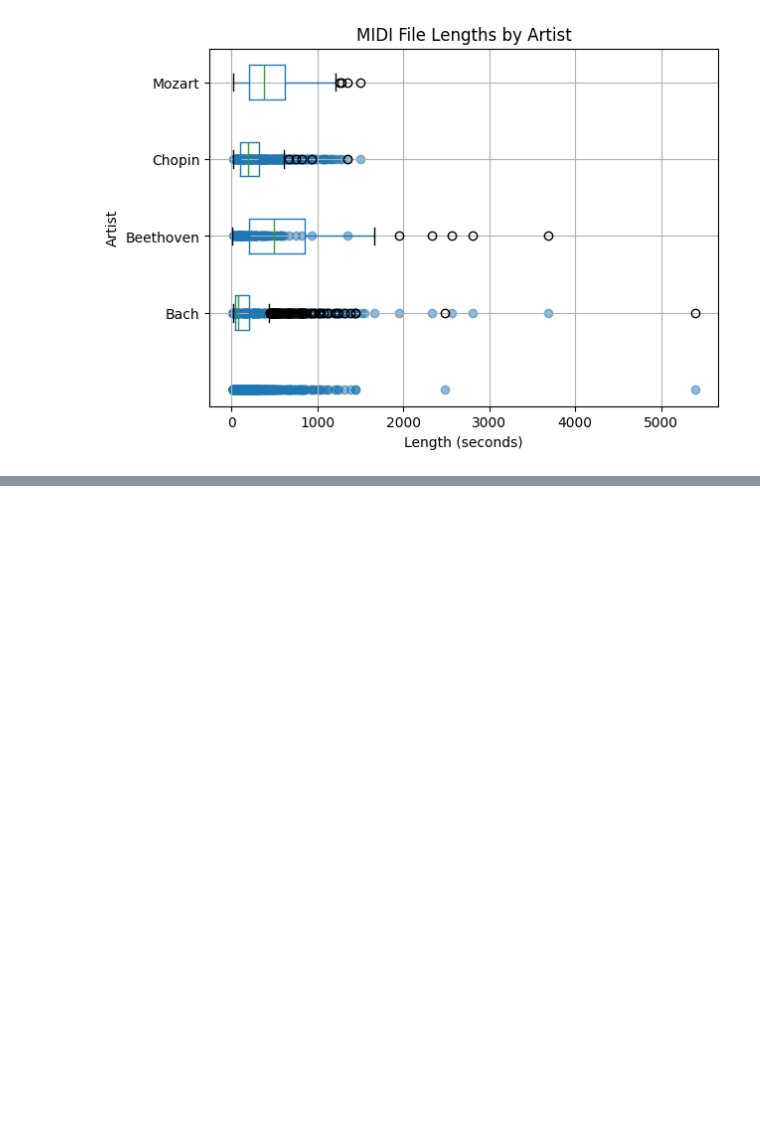
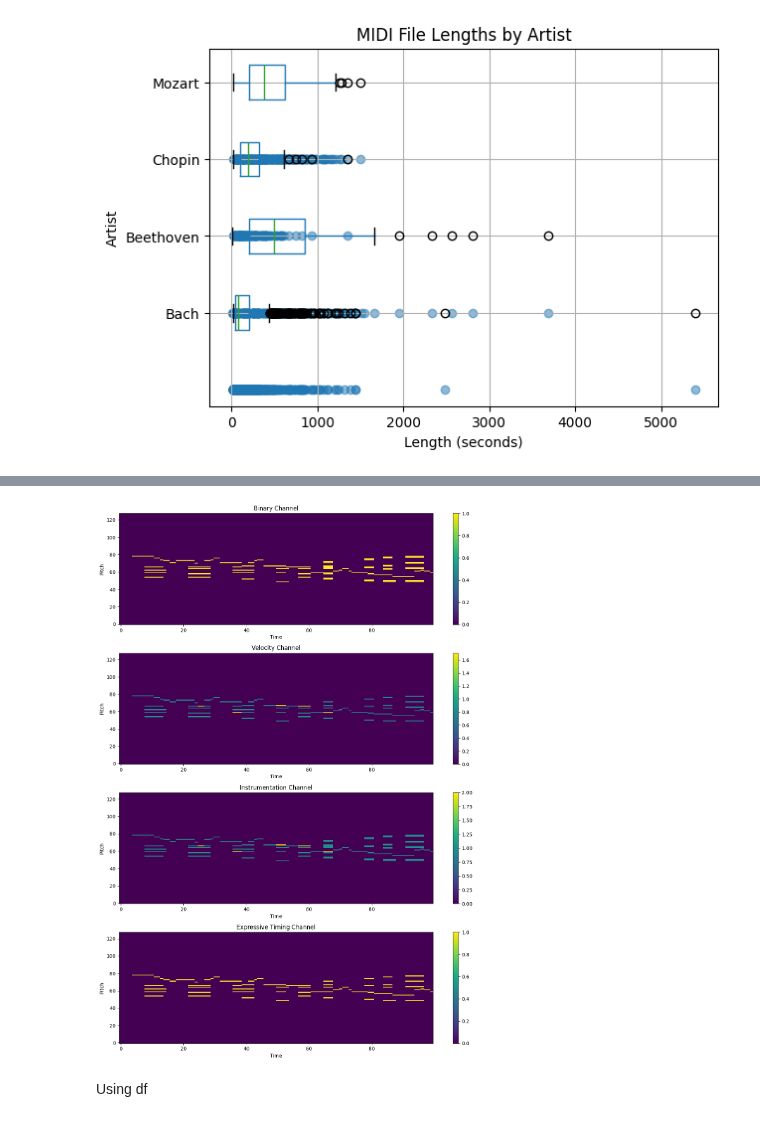
Before and after one commit to zainnobody/AAI-511-Final-Project, a Jupyter notebook: zain-test.ipynb, the cells around one changed output, grey strips where cells are left out. Drawn from its saved outputs; the diff is of its cells as text; code cells hidden in the pictures; blank space fills up the shorter version.

```diff
--- a/zain-test.ipynb
+++ b/zain-test.ipynb
@@ -394,0 +597,9 @@ plt.show()
+# %%
+# Example use
+file_path = test_file
+processed_data = process_multichannel_midi(file_path, fs=4)
+
+# Call the function with the processed data
+plot_multichannel_piano_roll(processed_data)
+# %% [output]
+[figure, added]
@@ -394,0 +687,2 @@ plt.show()
+# %% [markdown]
+Using df
```
Also changed, not shown: parts of 29 cells of this notebook, 1 other file.
